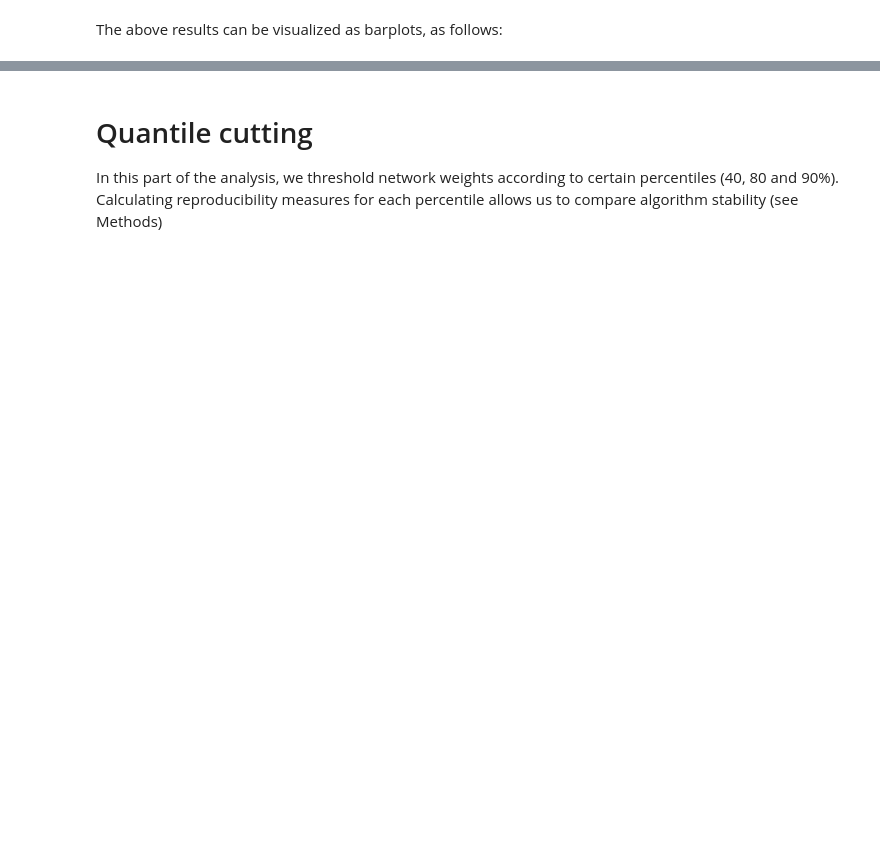
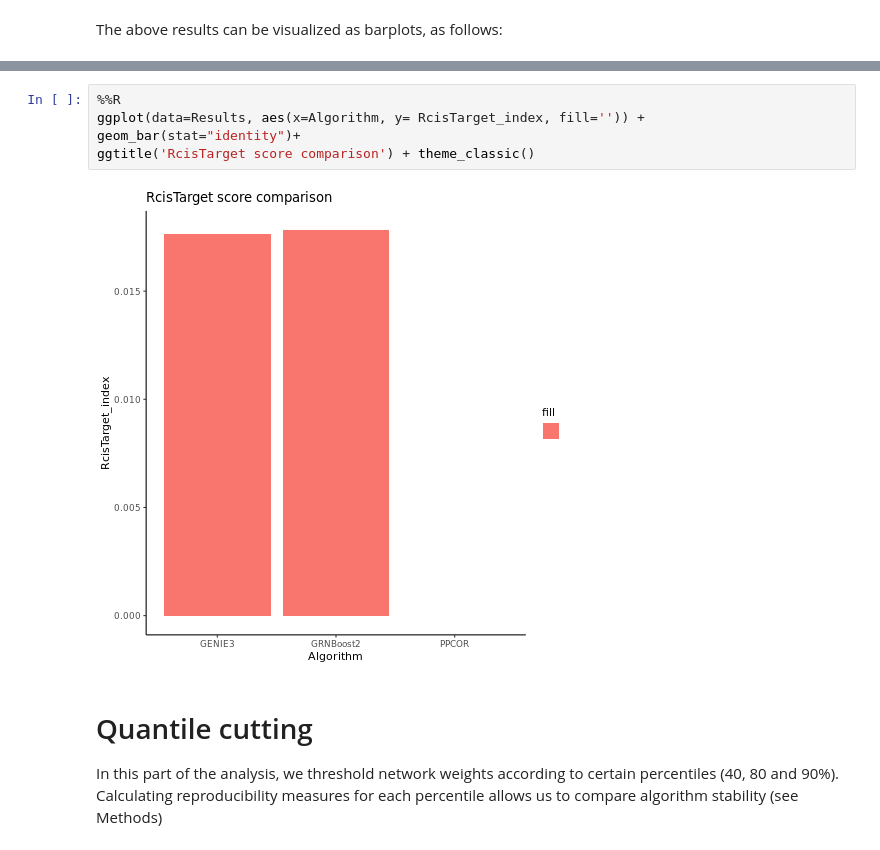
Before and after one commit to cantinilab/scNET, a Jupyter notebook: Algorithm_Comparison.ipynb, the cells around one changed output, grey strips where cells are left out. Drawn from its saved outputs; the diff is of its cells as text; blank space fills up the shorter version.

```diff
--- a/Algorithm_Comparison.ipynb
+++ b/Algorithm_Comparison.ipynb
@@ -281,3 +353,10 @@ ggtitle('RcisTarget score comparison')
+# %%
+%%R
+ggplot(data=Results, aes(x=Algorithm, y= RcisTarget_index, fill='')) +
+geom_bar(stat="identity")+
+ggtitle('RcisTarget score comparison') + theme_classic()
+# %% [output]
+[figure, added]
 # %% [markdown]
 # Quantile cutting
 
```
Also changed, not shown: parts of 23 cells of this notebook, 4 other files.
